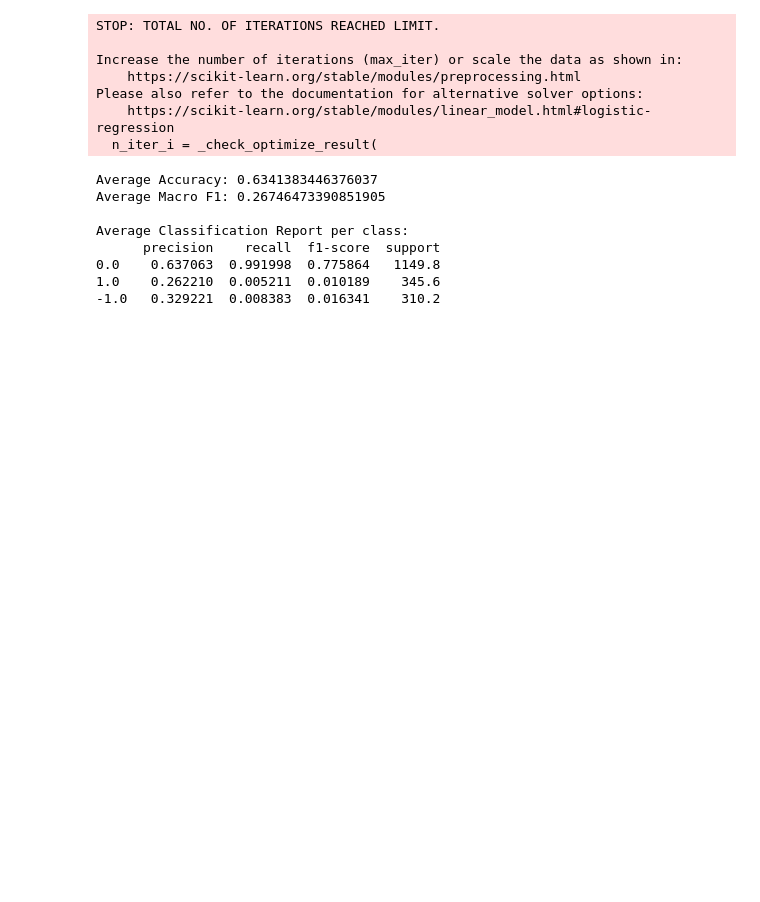
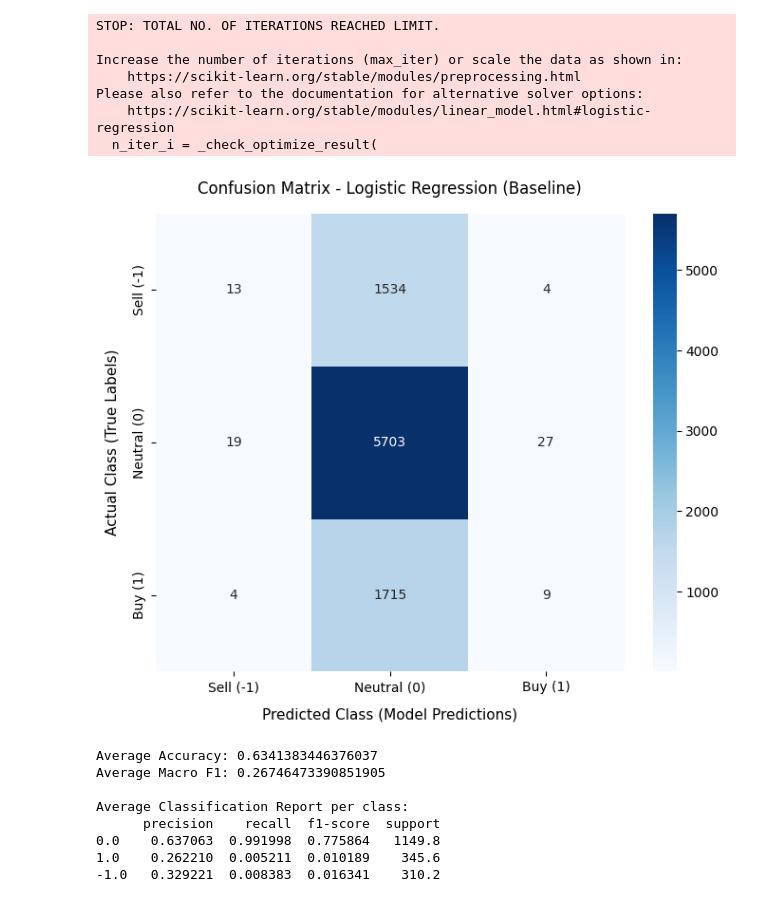
Before and after one commit to LarsVoermans/master-thesis-pead, a Jupyter notebook: Logistic_regression_3class.ipynb, the cells around one changed output. Cells and saved outputs as stored; diff of their text form; code cells hidden in the pictures; blank space fills up the shorter version.

```diff
--- a/Logistic_regression_3class.ipynb
+++ b/Logistic_regression_3class.ipynb
@@ -121,6 +151,10 @@ skf = StratifiedKFold(n_splits=n_splits, shuffle=True, random_state=42)
 accuracy_list = []
 macro_f1_list = []
 report_list = []
+
+# Maak lege lijsten om de Out-of-Fold (OOF) resultaten in te verzamelen
+all_true_labels_lr = []
+all_pred_labels_lr = []
 
 fold = 1
 for train_index, val_index in skf.split(X_train_scaled, y_train):
@@ -131,14 +165,23 @@ for train_index, val_index in skf.split(X_train_scaled, y_train):
     model.fit(X_tr, y_tr)
     y_pred = model.predict(X_val_fold)
 
-    acc = accuracy_score(y_val_fold, y_pred)
-    macro_f1 = f1_score(y_val_fold, y_pred, average='macro')
-    report = classification_report(y_val_fold, y_pred, output_dict=True)
+    # Zorg voor exact dezelfde datatypes (numpy arrays van integers)
+    y_true_array = np.array(y_val_fold).astype(int)
+    y_pred_array = np.array(y_pred).astype(int)
+
+    # --- GEWIJZIGD: labels=[0, 1, 2] is veranderd naar labels=[-1, 0, 1] ---
+    acc = accuracy_score(y_true_array, y_pred_array)
+    macro_f1 = f1_score(y_true_array, y_pred_array, average='macro', labels=[-1, 0, 1])
+    report = classification_report(y_true_array, y_pred_array, output_dict=True, labels=[-1, 0, 1])
 
     accuracy_list.append(acc)
     macro_f1_list.append(macro_f1)
     report_list.append(report)
 
+    # Verzamel de labels voor de confusion matrix van deze fold
+    all_true_labels_lr.extend(y_true_array)
+    all_pred_labels_lr.extend(y_pred_array)
+
     print(f"Fold {fold} - Accuracy: {acc:.4f}, Macro F1: {macro_f1:.4f}")
     fold += 1
 # %% [output]
@@ -182,6 +225,34 @@ Increase the number of iterations (max_iter) or scale the data as shown in:
 Please also refer to the documentation for alternative solver options:
     https://scikit-learn.org/stable/modules/linear_model.html#logistic-regression
   n_iter_i = _check_optimize_result(
+# %%
+# ---------------------------------------------------------
+# Plotten van de Confusion Matrix voor Logistic Regression
+# ---------------------------------------------------------
+# --- GEWIJZIGD: labels en class_names aangepast naar de -1, 0, 1 logica ---
+class_names = ['Sell (-1)', 'Neutral (0)', 'Buy (1)']
+
+# Bereken de matrix met de juiste labels
+cm_lr = confusion_matrix(all_true_labels_lr, all_pred_labels_lr, labels=[-1, 0, 1])
+
+# Maak het figuur aan
+plt.figure(figsize=(7, 6))
+sns.heatmap(cm_lr, annot=True, fmt='d', cmap='Blues',
+            xticklabels=class_names,
+            yticklabels=class_names)
+
+# Titels en labels volgens de academische standaard
+plt.title('Confusion Matrix - Logistic Regression (Baseline)', fontsize=12, pad=15)
+plt.ylabel('Actual Class (True Labels)', fontsize=11, labelpad=10)
+plt.xlabel('Predicted Class (Model Predictions)', fontsize=11, labelpad=10)
+
+plt.tight_layout()
+
+# Sla het figuur op om direct in je Word-document te kunnen plakken
+plt.savefig('confusion_matrix_logistic_regression.png', dpi=300)
+plt.show()
+# %% [output]
+[figure, added]
 # %%
 # average score
 print("\nAverage Accuracy:", np.mean(accuracy_list))
```
Also changed, not shown: parts of 13 cells of this notebook.
